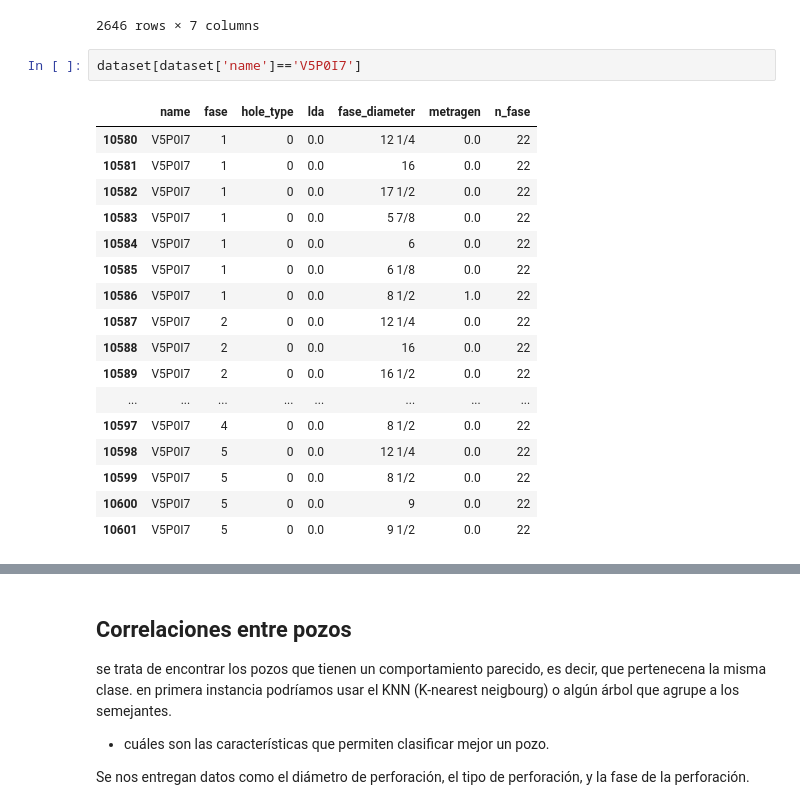
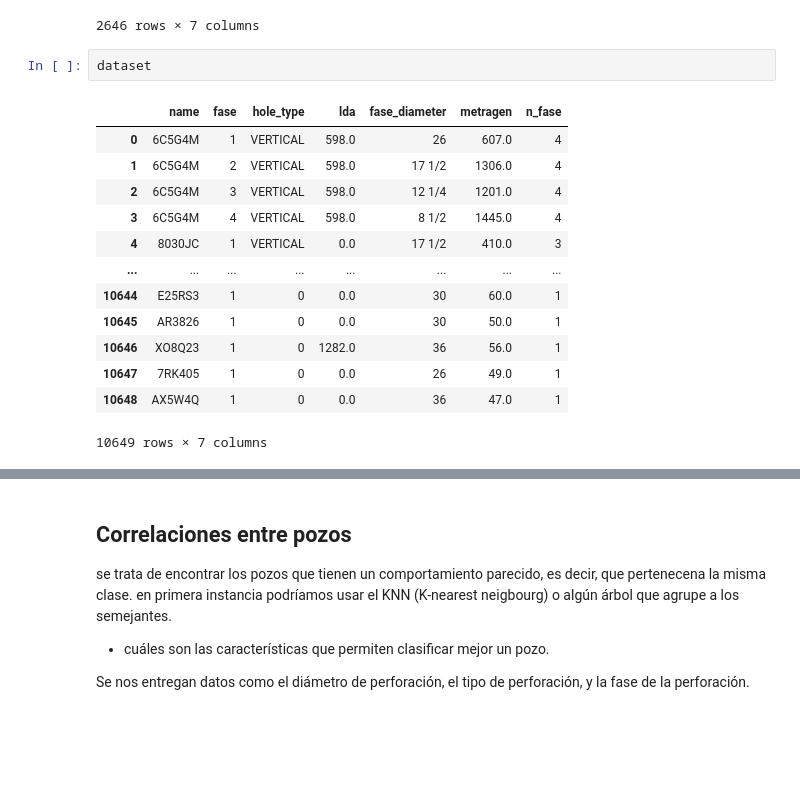
Before and after one commit to hoopercesar/Machine-Learning-Projects, a Jupyter notebook: Well to well Correlation Model.ipynb, the cells around one changed output, grey strips where cells are left out. Cells and saved outputs as stored; diff of their text form; blank space fills up the shorter version.

```diff
--- a/Well to well Correlation Model.ipynb
+++ b/Well to well Correlation Model.ipynb
@@ -128,22 +128,18 @@ dataset[dataset['fase'] == 2]
 | 10631 | B629QZ | 2 | 0 | 0.0 | 12 1/4 | 128.0 | 3 |
 2646 rows × 7 columns
 # %%
-dataset[dataset['name']=='V5P0I7']
+dataset
 # %% [output]
 |  | name | fase | hole_type | lda | fase_diameter | metragen | n_fase |
-| 10580 | V5P0I7 | 1 | 0 | 0.0 | 12 1/4 | 0.0 | 22 |
-| 10581 | V5P0I7 | 1 | 0 | 0.0 | 16 | 0.0 | 22 |
-| 10582 | V5P0I7 | 1 | 0 | 0.0 | 17 1/2 | 0.0 | 22 |
-| 10583 | V5P0I7 | 1 | 0 | 0.0 | 5 7/8 | 0.0 | 22 |
-| 10584 | V5P0I7 | 1 | 0 | 0.0 | 6 | 0.0 | 22 |
-| 10585 | V5P0I7 | 1 | 0 | 0.0 | 6 1/8 | 0.0 | 22 |
-| 10586 | V5P0I7 | 1 | 0 | 0.0 | 8 1/2 | 1.0 | 22 |
-| 10587 | V5P0I7 | 2 | 0 | 0.0 | 12 1/4 | 0.0 | 22 |
-| 10588 | V5P0I7 | 2 | 0 | 0.0 | 16 | 0.0 | 22 |
-| 10589 | V5P0I7 | 2 | 0 | 0.0 | 16 1/2 | 0.0 | 22 |
+| 0 | 6C5G4M | 1 | VERTICAL | 598.0 | 26 | 607.0 | 4 |
+| 1 | 6C5G4M | 2 | VERTICAL | 598.0 | 17 1/2 | 1306.0 | 4 |
+| 2 | 6C5G4M | 3 | VERTICAL | 598.0 | 12 1/4 | 1201.0 | 4 |
+| 3 | 6C5G4M | 4 | VERTICAL | 598.0 | 8 1/2 | 1445.0 | 4 |
+| 4 | 8030JC | 1 | VERTICAL | 0.0 | 17 1/2 | 410.0 | 3 |
 | ... | ... | ... | ... | ... | ... | ... | ... |
-| 10597 | V5P0I7 | 4 | 0 | 0.0 | 8 1/2 | 0.0 | 22 |
-| 10598 | V5P0I7 | 5 | 0 | 0.0 | 12 1/4 | 0.0 | 22 |
-| 10599 | V5P0I7 | 5 | 0 | 0.0 | 8 1/2 | 0.0 | 22 |
-| 10600 | V5P0I7 | 5 | 0 | 0.0 | 9 | 0.0 | 22 |
-| 10601 | V5P0I7 | 5 | 0 | 0.0 | 9 1/2 | 0.0 | 22 |
+| 10644 | E25RS3 | 1 | 0 | 0.0 | 30 | 60.0 | 1 |
+| 10645 | AR3826 | 1 | 0 | 0.0 | 30 | 50.0 | 1 |
+| 10646 | XO8Q23 | 1 | 0 | 1282.0 | 36 | 56.0 | 1 |
+| 10647 | 7RK405 | 1 | 0 | 0.0 | 26 | 49.0 | 1 |
+| 10648 | AX5W4Q | 1 | 0 | 0.0 | 36 | 47.0 | 1 |
+10649 rows × 7 columns
```
Also changed, not shown: parts of 19 cells of this notebook.
